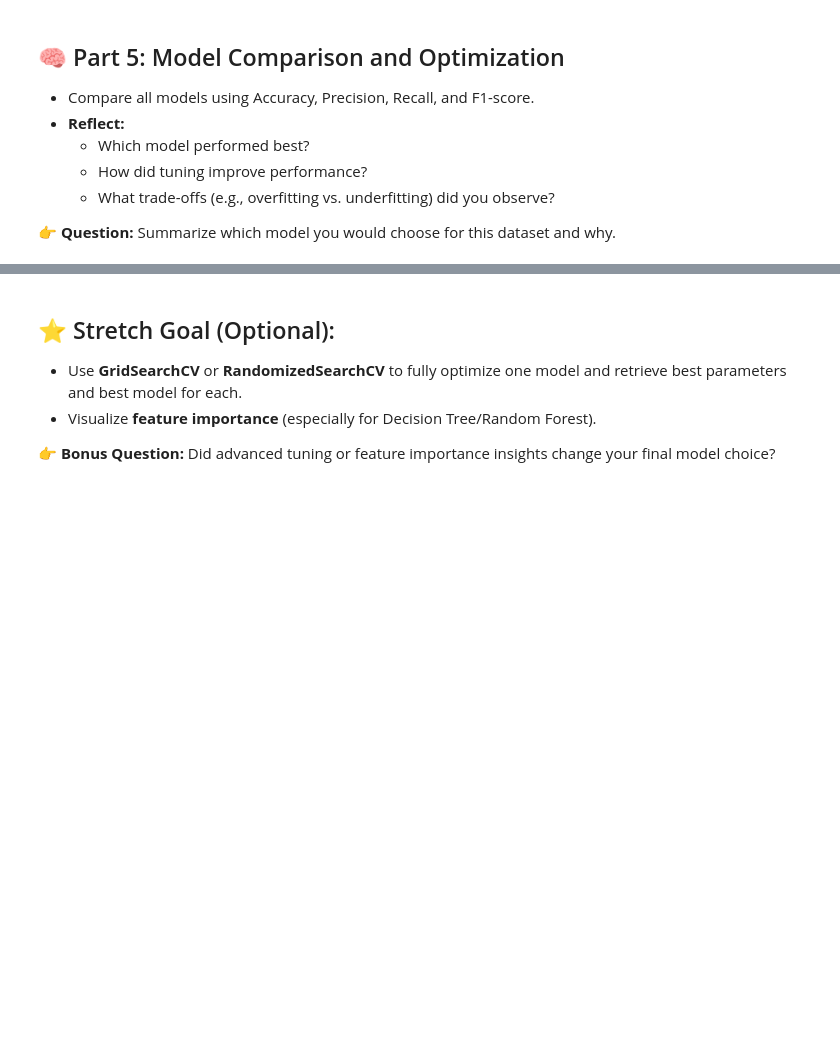
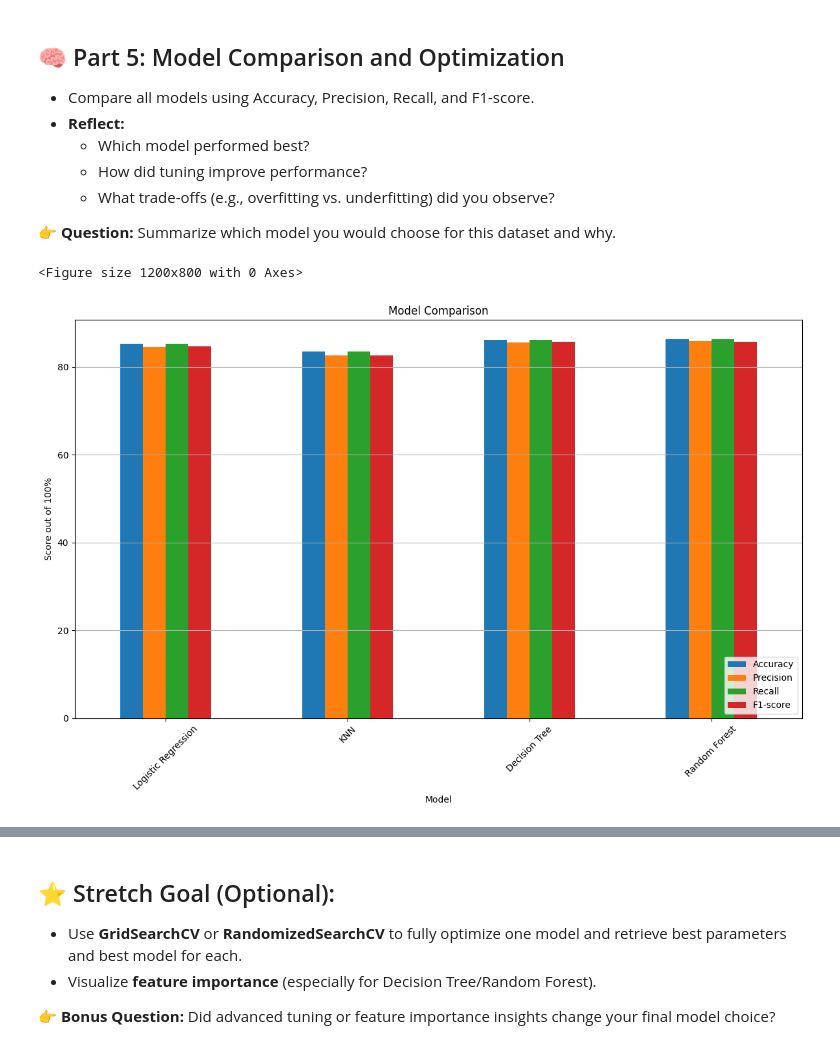
Before and after one commit to AhmedMohamady1/Classification_Assignment_DEPI, a Jupyter notebook: assignment.ipynb, the cells around one changed output, grey strips where cells are left out. Saved outputs shown, nothing was run; the diff lists cells and outputs as text; code cells hidden in the pictures; blank space fills up the shorter version.

```diff
--- a/assignment.ipynb
+++ b/assignment.ipynb
@@ -755,3 +755,82 @@ Best parameters: n_estimators=200.0, max_depth=20.0 with accuracy: 0.8638
    - What trade-offs (e.g., overfitting vs. underfitting) did you observe?
 
 👉 **Question:** Summarize which model you would choose for this dataset and why.
+# %%
+best_logistic_model = LogisticRegression(C=best_c, max_iter=1000, random_state=42)
+best_logistic_model.fit(X_train_scaled, y_train)
+y_test_pred_logistic = best_logistic_model.predict(X_test_scaled)
+logistic_report = classification_report(y_test, y_test_pred_logistic, output_dict=True)
+
+best_knn_model = KNeighborsClassifier(n_neighbors=16, metric='euclidean')
+best_knn_model.fit(X_train_scaled, y_train)
+y_test_pred_knn = best_knn_model.predict(X_test_scaled)
+knn_report = classification_report(y_test, y_test_pred_knn, output_dict=True)
+
+best_decision_tree_model = DecisionTreeClassifier(random_state=42, ccp_alpha=best_ccp_alpha)
+best_decision_tree_model.fit(X_train, y_train)
+y_test_pred_tree = best_decision_tree_model.predict(X_test)
+tree_report = classification_report(y_test, y_test_pred_tree, output_dict=True)
+
+best_random_forest_model = RandomForestClassifier(n_estimators=int(best_n_estimators), max_depth=int(best_max_depth), random_state=42)
+best_random_forest_model.fit(X_train, y_train)
+y_test_pred_rf = best_random_forest_model.predict(X_test)
+rf_report = classification_report(y_test, y_test_pred_rf, output_dict=True)
+# %%
+# Extract metrics for each model
+models = ['Logistic Regression', 'KNN', 'Decision Tree', 'Random Forest']
+accuracy = [
+    logistic_report['accuracy']*100,
+    knn_report['accuracy']*100,
+    tree_report['accuracy']*100,
+    rf_report['accuracy']*100
+]
+precision = [
+    logistic_report['weighted avg']['precision']*100,
+    knn_report['weighted avg']['precision']*100,
+    tree_report['weighted avg']['precision']*100,
+    rf_report['weighted avg']['precision']*100
+]
+recall = [
+    logistic_report['weighted avg']['recall']*100,
+    knn_report['weighted avg']['recall']*100,
+    tree_report['weighted avg']['recall']*100,
+    rf_report['weighted avg']['recall']*100
+]
+f1_score = [
+    logistic_report['weighted avg']['f1-score']*100,
+    knn_report['weighted avg']['f1-score']*100,
+    tree_report['weighted avg']['f1-score']*100,
+    rf_report['weighted avg']['f1-score']*100
+]
+
+# Create a DataFrame for visualization
+metrics_df = pd.DataFrame({
+    'Model': models,
+    'Accuracy': accuracy,
+    'Precision': precision,
+    'Recall': recall,
+    'F1-score': f1_score
+})
+
+# Plot the metrics
+plt.figure(figsize=(12, 8))
+metrics_df.set_index('Model').plot(kind='bar', figsize=(12, 8))
+plt.title('Model Comparison')
+plt.ylabel('Score out of 100%')
+plt.xticks(rotation=45)
+plt.legend(loc='lower right')
+plt.grid(axis='y')
+plt.tight_layout()
+plt.show()
+
+# Reflect on the results
+print("Model Comparison Summary:")
+print(metrics_df)
+
+# Summarize which model you would choose and why
+best_model_index = metrics_df['F1-score'].idxmax()
+best_model = metrics_df.iloc[best_model_index]
+print(f"\nThe best model based on F1-score is {best_model['Model']} with an F1-score of {best_model['F1-score']:.4f}%.")
+# %% [output]
+<Figure size 1200x800 with 0 Axes>
+[figure, added]
```
Also changed, not shown: parts of 3 cells of this notebook.
